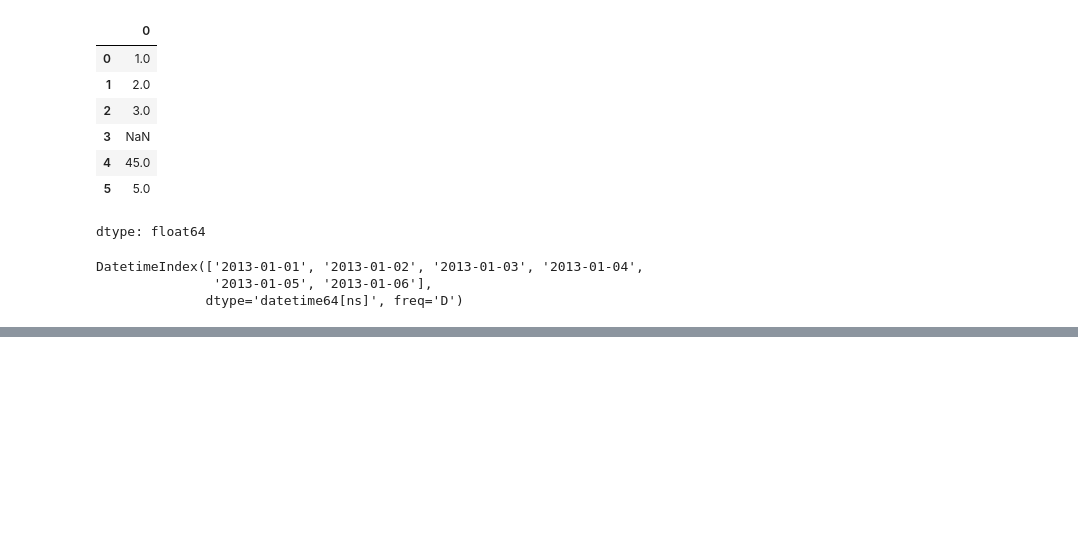
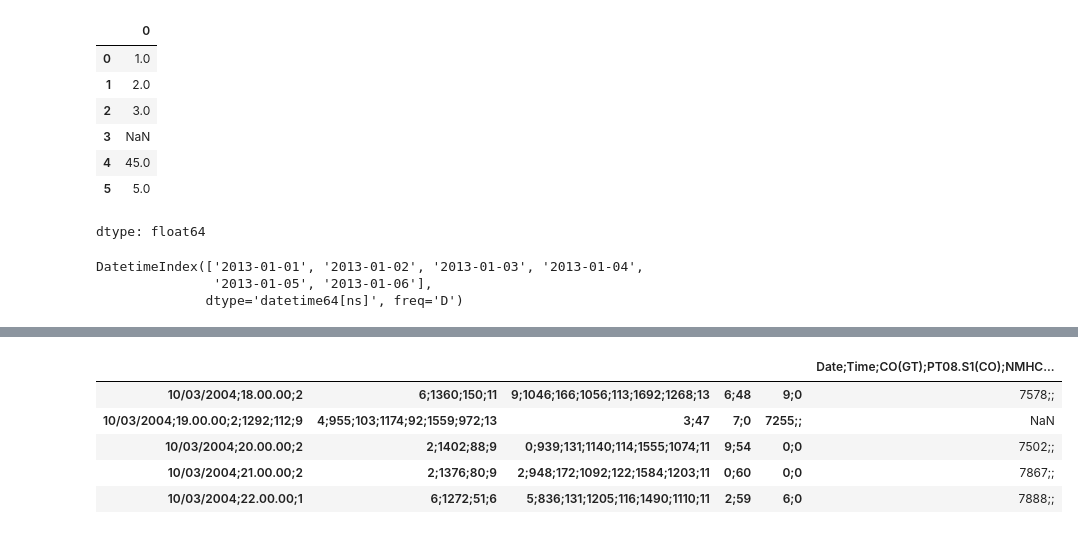
Before and after one commit to Ahsaniss/Pandas, a Jupyter notebook: pandas.ipynb, the cells around one changed output, grey strips where cells are left out. Drawn from its saved outputs; the diff is of its cells as text; code cells hidden in the pictures; blank space fills up the shorter version.

```diff
--- a/pandas.ipynb
+++ b/pandas.ipynb
@@ -140,0 +145,11 @@ print
+# %%
+df=pd.read_csv("/content/AirQualityUCI.csv")
+# %%
+df.head()
+# %% [output]
+|  |  |  |  |  | Date;Time;CO(GT);PT08.S1(CO);NMHC... |
+| 10/03/2004;18.00.00;2 | 6;1360;150;11 | 9;1046;166;1056;113;1692;1268;13 | 6;48 | 9;0 | 7578;; |
+| 10/03/2004;19.00.00;2;1292;112;9 | 4;955;103;1174;92;1559;972;13 | 3;47 | 7;0 | 7255;; | NaN |
+| 10/03/2004;20.00.00;2 | 2;1402;88;9 | 0;939;131;1140;114;1555;1074;11 | 9;54 | 0;0 | 7502;; |
+| 10/03/2004;21.00.00;2 | 2;1376;80;9 | 2;948;172;1092;122;1584;1203;11 | 0;60 | 0;0 | 7867;; |
+| 10/03/2004;22.00.00;1 | 6;1272;51;6 | 5;836;131;1205;116;1490;1110;11 | 2;59 | 6;0 | 7888;; |
```
Also changed, not shown: parts of 3 cells of this notebook.
